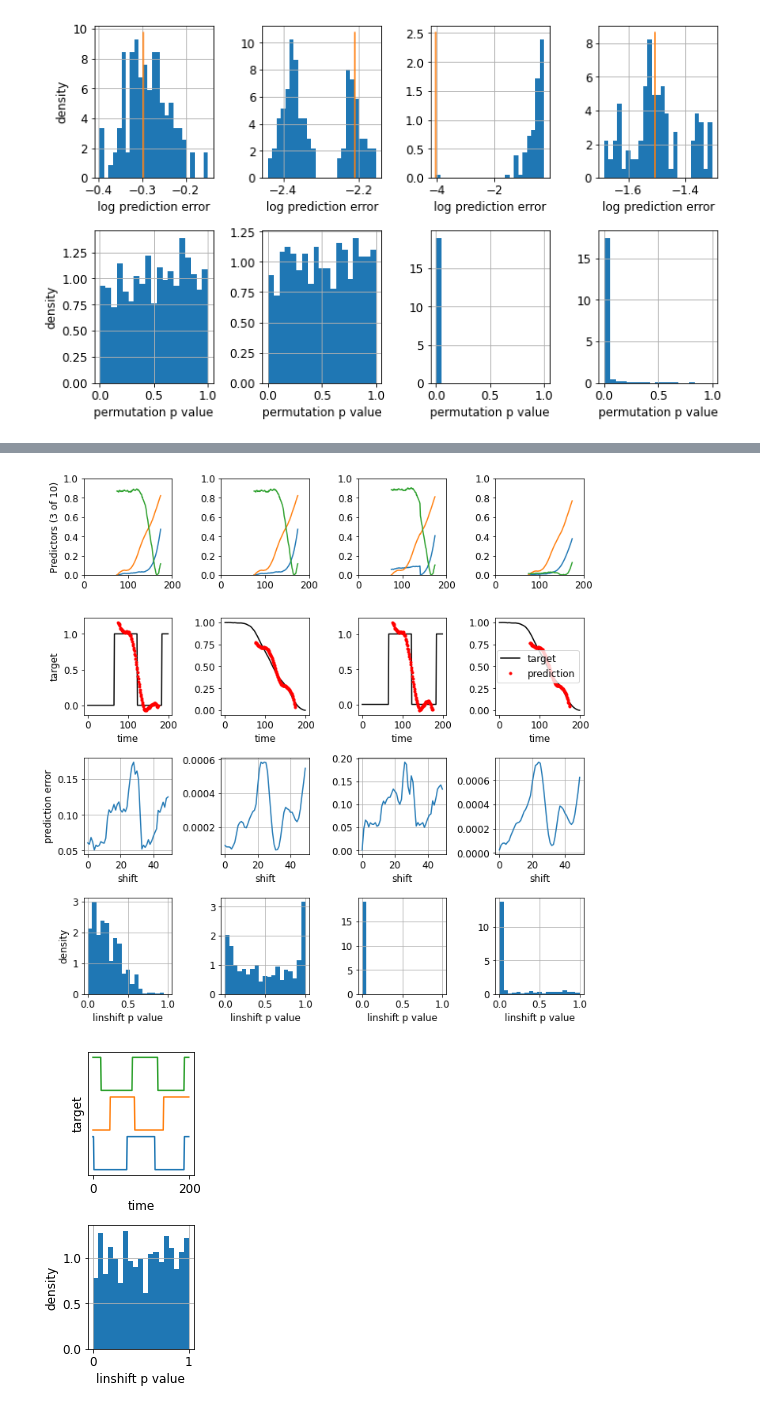
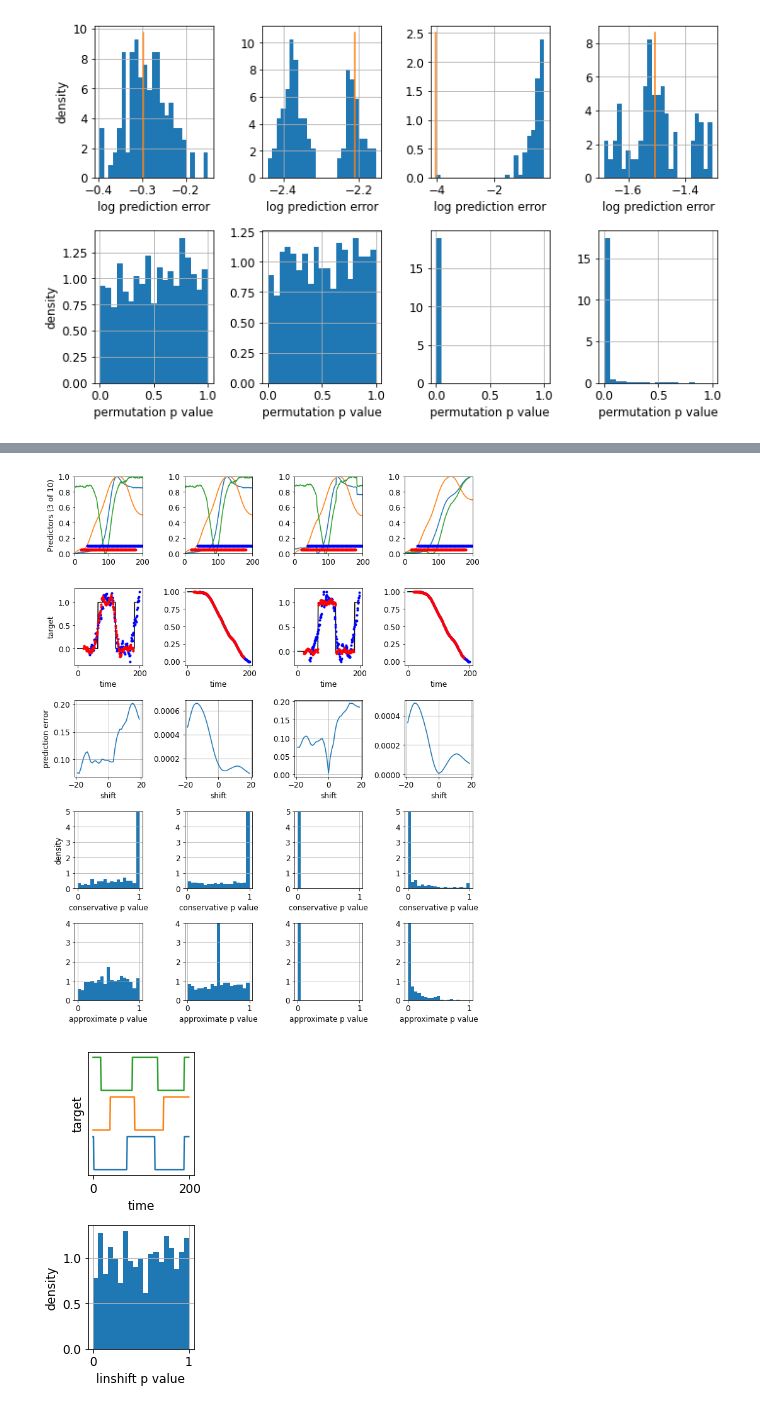
Before and after one commit to kdharris101/nonsense-correlations, a Jupyter notebook: nonsense.ipynb, the cells around one changed output, grey strips where cells are left out. Cells and saved outputs as stored; diff of their text form; code cells hidden in the pictures.

```diff
--- a/nonsense.ipynb
+++ b/nonsense.ipynb
@@ -15,3 +16,14 @@ plt.rcParams.update({'font.size': 12})
+# %%
+class Bunch(dict):
+    """A subclass of dictionary with an additional dot syntax."""
+
+    def __init__(self, *args, **kwargs):
+        super(Bunch, self).__init__(*args, **kwargs)
+        self.__dict__ = self
+
+    def copy(self):
+        """Return a new Bunch instance which is a copy of the current Bunch instance."""
+        return Bunch(super(Bunch, self).copy())
 # %%
 def ridge_error(x,y, r=0):
     ''' ridge_error(x,y, lambda):
@@ -301,52 +405,71 @@ data set 3
 # %%
-# linear shift test
-if 1:
-    p_linshift = np.zeros((nParams,R))
+#linear shifting y
+
+N=19
+R=1000
+center = np.arange(N,params.T-N)
+if 0:
+    p_lin_cons_rev = np.zeros((nParams,R))
+    p_lin_approx_rev = np.zeros((nParams,R))
 
     step = 2
-    resids = np.zeros(params.T//step//2)
+    resids = np.zeros(2*N+1)
     for i,params in enumerate(paramList):
         for r in range(R):
             x,y = testData[i][r]
 
-            for shift in range(params.T//step//2):
-                resids[shift],_,_ = ridge_error(x[:params.T//2],y[shift*step:shift*step+params.T//2])
-            p_linshift[i,r] = stats.percentileofscore(resids, resids[0])/100
+            for s in range(-N,N+1):
+                resids[s+N],_,_ = ridge_error(x[center],y[s+center])
+            p_lin_cons_rev[i,r] = np.minimum(sum(resids<=resids[N])/(N+1),1)
+            p_lin_approx_rev[i,r] = np.minimum(sum(resids<=resids[N])/(2*N+1),1)
 
 
-ex_shift = 75
-# plots
-fig, ax = plt.subplots(4,nParams, figsize=(10,10))
+
+fig, ax = plt.subplots(5,nParams, figsize=(10,12.5))
 for i,params in enumerate(paramList):
     x,y = testData[i][0]
-    subt = np.arange(ex_shift,ex_shift+params.T//2)
-    subx = x[:params.T//2,:3]
-    ax[0,i].plot(subt,subx)
+    subx = x[center,:3]
+    suby = x[center]
+    ax[0,i].plot(x[:,:3])
     ax[0,i].set_xlim([0, params.T])
     ax[0,i].set_ylim([0,1])
+    ax[0,i].plot(center, 0.05*np.ones_like(center), 'r.')
+    ax[0,i].plot(s+center, 0.1*np.ones_like(center), 'b.')
+
     ax[1,i].plot(y, 'k')
-    _,_,yhat = ridge_error(subx,y[subt])
-    ax[1,i].plot(subt,yhat, 'r.')
+    _,_,yhats = ridge_error(x[center],y[s+center])
+    ax[1,i].plot(s+center,yhats, 'b.')
+    _,_,yhat0 = ridge_error(x[center,:],y[center])
+    ax[1,i].plot(center,yhat0, 'r.')
     ax[1,i].set_xlabel('time')
 
-    for shift in range(params.T//step//2):
-        resids[shift],_,_ = ridge_error(x[:params.T//2],y[shift*step:shift*step+params.T//2])
-    ax[2,i].plot(resids)
+    for s in range(-N,N+1):
+        resids[s+N],_,_ = ridge_error(x[center],y[s+center])
+    ax[2,i].plot(np.arange(-N,N+1), resids)
     ax[2,i].set_xlabel('shift')
     ax[2,i].grid()
 
-    ax[3,i].hist(p_linshift[i],np.linspace(0,1,20), density=True)
+    ax[3,i].hist(p_lin_cons_rev[i],np.linspace(0,1,20), density=True)
     ax[3,i].grid()
-    ax[3,i].set_xlabel('linshift p value')
+    ax[3,i].set_xlabel('conservative p value')
+    ax[3,i].set_ylim([0,5])
+    ax[3,i].set_yticks(range(6))
+
+    ax[4,i].hist(p_lin_approx_rev[i],np.linspace(0,1,20), density=True)
+    ax[4,i].grid()
+    ax[4,i].set_xlabel('approximate p value')
+    ax[4,i].set_ylim([0,4])
+    ax[4,i].set_yticks(range(5))
+
+    print('cons: p<.052 %f of the time\n'%np.mean(p_lin_cons_rev[i]<.052))
+    print('aprx: p<.052 %f of the time\n\n'%np.mean(p_lin_approx_rev[i]<.052))
 
 ax[0,0].set_ylabel('Predictors (3 of %d)'%params.C)
 ax[1,0].set_ylabel('target')
-ax[1,3].legend(('target', 'prediction'))
+#ax[1,3].legend(('target', 'prediction'))
 ax[2,0].set_ylabel('prediction error')
 ax[3,0].set_ylabel('density')
 
 
-
 plt.tight_layout()
-plt.savefig('LinShift.png',dpi=300)
 # %% [output]
@@ -353,4 +494,4 @@ plt.savefig('LinShift.png',dpi=300)
-[figure, old version]
+[figure, new version]
 # %%
 # linear shift test with stationarity blocks
 
```
Also changed, not shown: parts of 11 cells of this notebook.
